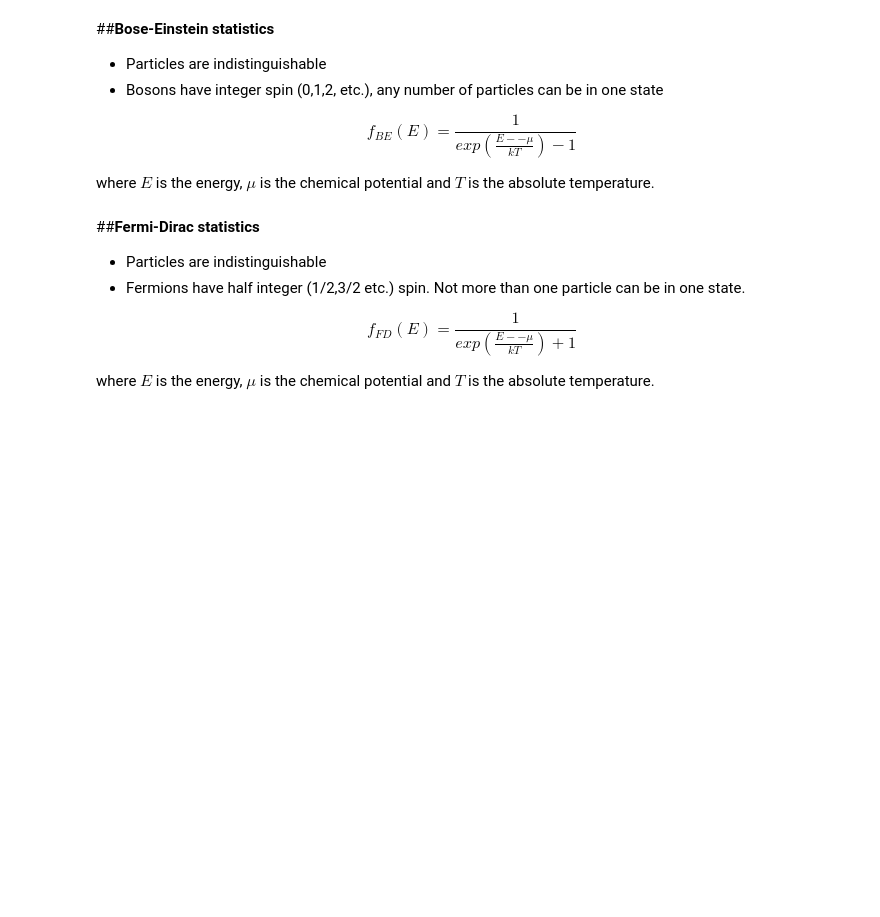
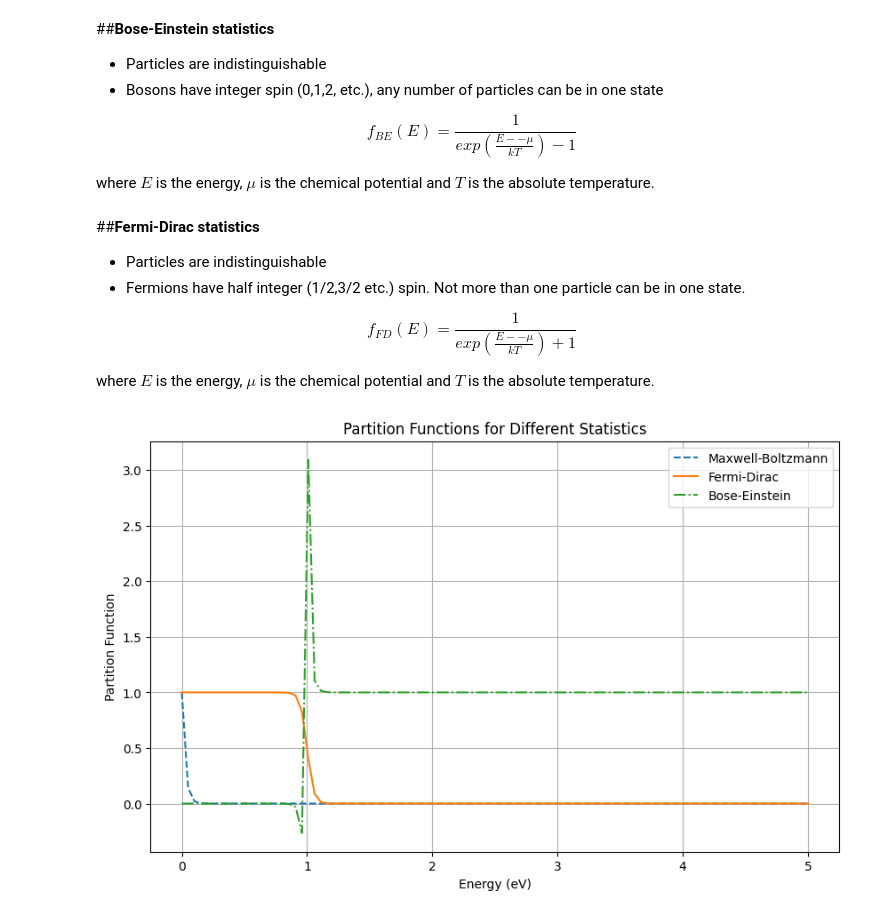
Before and after one commit to navgaur/Statistical-Mech-LOCF, a Jupyter notebook: partition1.ipynb, the cells around one changed output. Drawn from its saved outputs; the diff is of its cells as text; code cells hidden in the pictures; blank space fills up the shorter version.

```diff
--- a/partition1.ipynb
+++ b/partition1.ipynb
@@ -41,3 +71,45 @@ where $E$ is the energy, $\mu$ is the chemical potential and $T$ is the absolute
 $$f_{FD}(E) = \frac{1}{exp\left( \frac{E--\mu}{kT}\right) + 1 } $$
 
 where $E$ is the energy, $\mu$ is the chemical potential and $T$ is the absolute temperature.
+# %%
+import numpy as np
+import matplotlib.pyplot as plt
+
+def maxwell_boltzmann_partition_function(energies, temperature):
+    beta = 1 / (8.617333262145e-5 * temperature)  # Boltzmann constant in eV/K
+    return np.sum(np.exp(-beta * energies))
+
+def fermi_dirac_partition_function(energies, temperature, chemical_potential):
+    beta = 1 / (8.617333262145e-5 * temperature)  # Boltzmann constant in eV/K
+    return np.prod(1 / (1 + np.exp(beta * (energies - chemical_potential))))
+
+def bose_einstein_partition_function(energies, temperature, chemical_potential):
+    beta = 1 / (8.617333262145e-5 * temperature)  # Boltzmann constant in eV/K
+    return np.prod(1 / (1 - np.exp(-beta * (energies - chemical_potential))))
+
+# Example energy levels
+energy_levels = np.linspace(0, 5, 100)  # Energy levels from 0 to 5 eV
+
+# Example temperature and chemical potential
+temperature = 300  # Kelvin
+chemical_potential = 1.0  # eV
+
+# Calculate partition functions for each statistics
+mb_partition_function = np.exp(-1 / (8.617333262145e-5 * temperature) * energy_levels)
+fd_partition_function = 1 / (1 + np.exp(1 / (8.617333262145e-5 * temperature) * (energy_levels - chemical_potential)))
+be_partition_function = 1 / (1 - np.exp(-1 / (8.617333262145e-5 * temperature) * (energy_levels - chemical_potential)))
+
+# Plotting
+plt.figure(figsize=(10, 6))
+plt.plot(energy_levels, mb_partition_function, label='Maxwell-Boltzmann', linestyle='--')
+plt.plot(energy_levels, fd_partition_function, label='Fermi-Dirac', linestyle='-')
+plt.plot(energy_levels, be_partition_function, label='Bose-Einstein', linestyle='-.')
+
+plt.title('Partition Functions for Different Statistics')
+plt.xlabel('Energy (eV)')
+plt.ylabel('Partition Function')
+plt.legend()
+plt.grid(True)
+plt.show()
+# %% [output]
+[figure, added]
```
Also changed, not shown: parts of 2 cells of this notebook.
